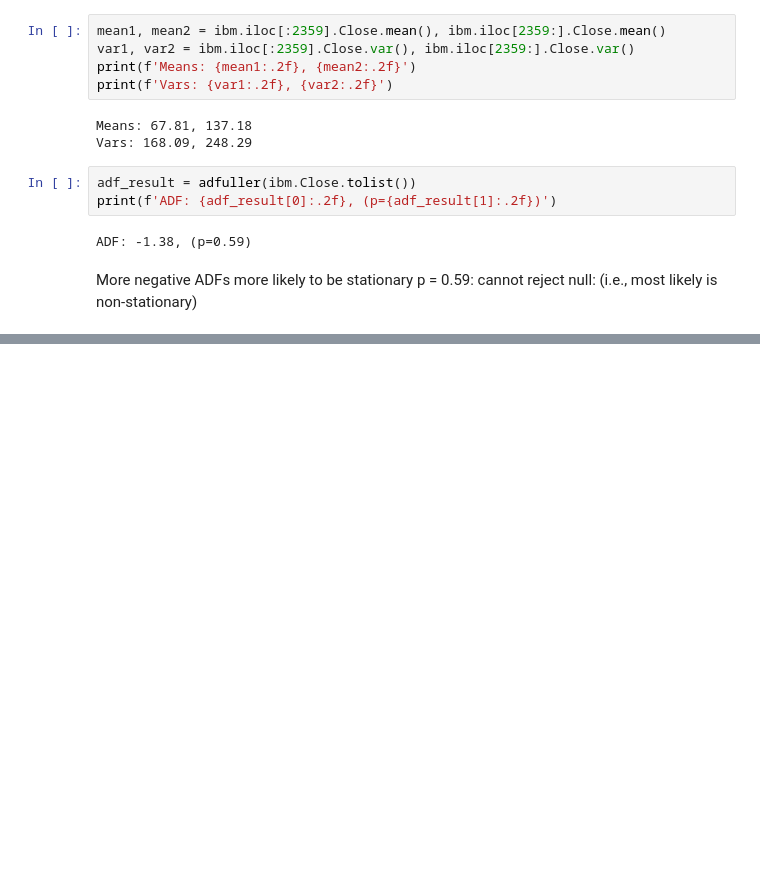
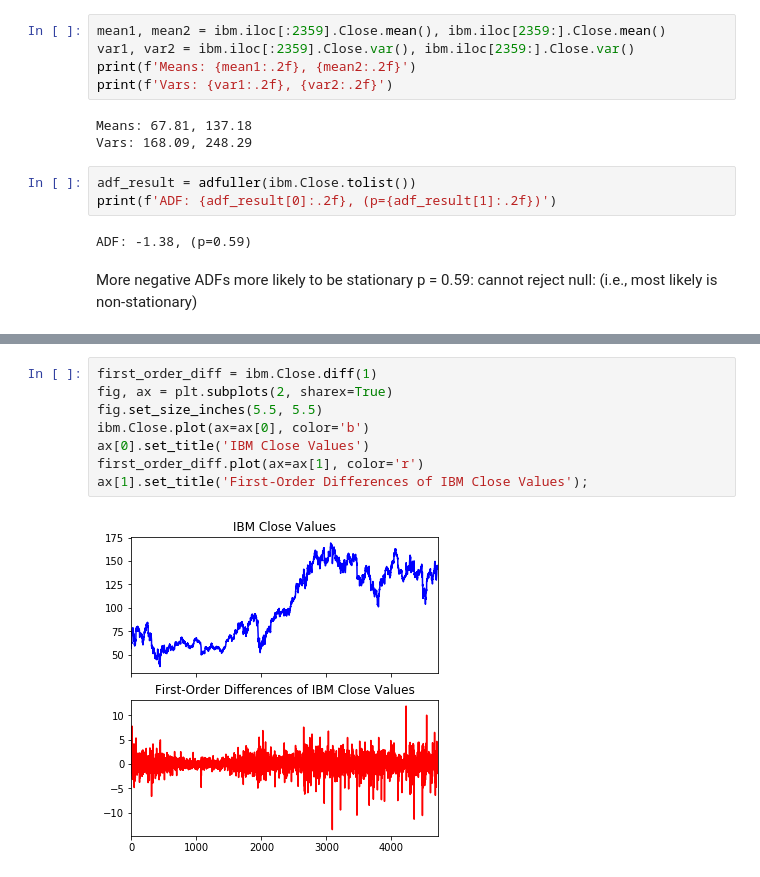
Before and after one commit to damiansp/TS, a Jupyter notebook: python/practical_TSA/04_ARIMA_models/04c_arima.py.ipynb, the cells around one changed output, grey strips where cells are left out. Cells and saved outputs as stored; diff of their text form; blank space fills up the shorter version.

```diff
--- a/python/practical_TSA/04_ARIMA_models/04c_arima.py.ipynb
+++ b/python/practical_TSA/04_ARIMA_models/04c_arima.py.ipynb
@@ -37,0 +52,10 @@ p = 0.59: cannot reject null: (i.e., most likely is non-stationary)
+# %%
+first_order_diff = ibm.Close.diff(1)
+fig, ax = plt.subplots(2, sharex=True)
+fig.set_size_inches(5.5, 5.5)
+ibm.Close.plot(ax=ax[0], color='b')
+ax[0].set_title('IBM Close Values')
+first_order_diff.plot(ax=ax[1], color='r')
+ax[1].set_title('First-Order Differences of IBM Close Values');
+# %% [output]
+[figure, added]
```
Also changed, not shown: parts of 11 cells of this notebook.
